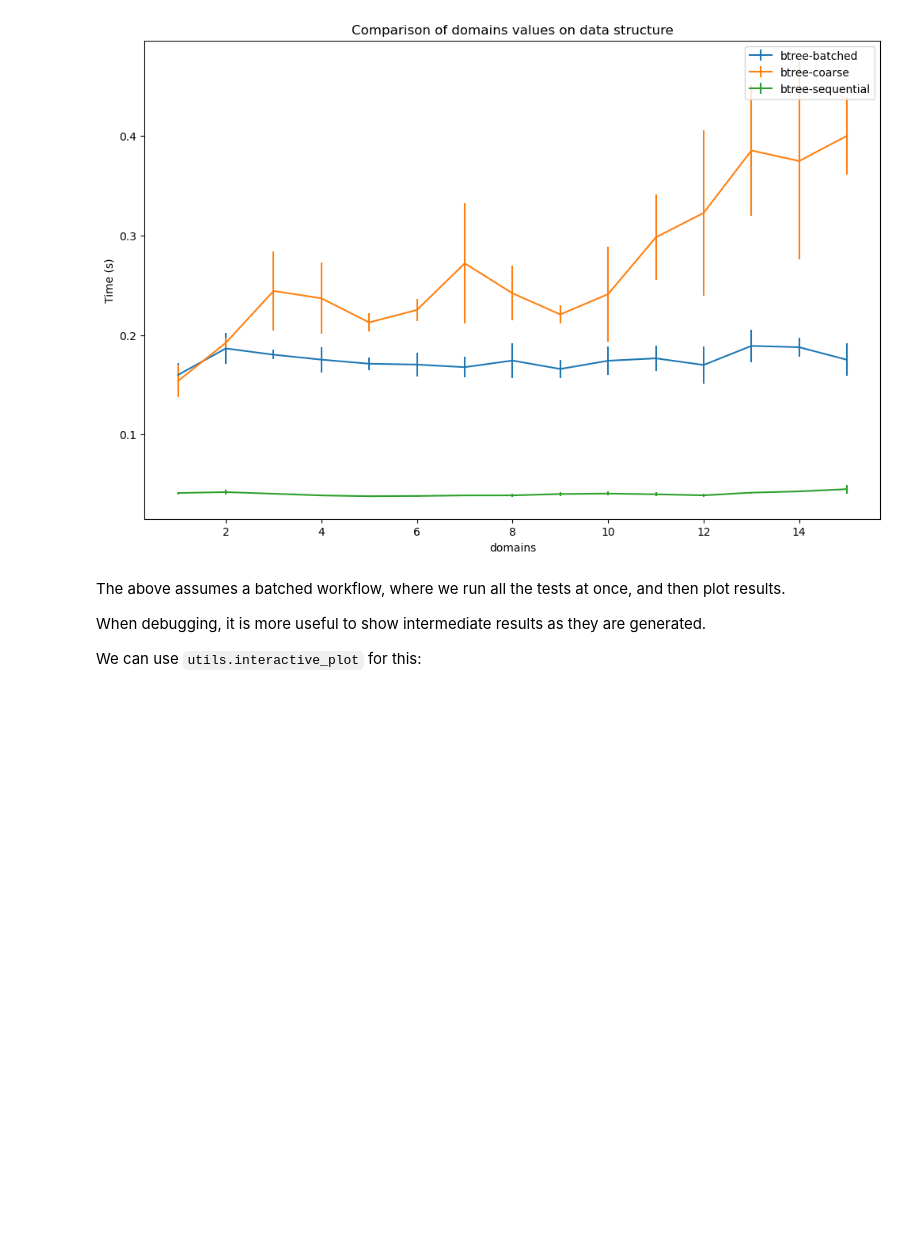
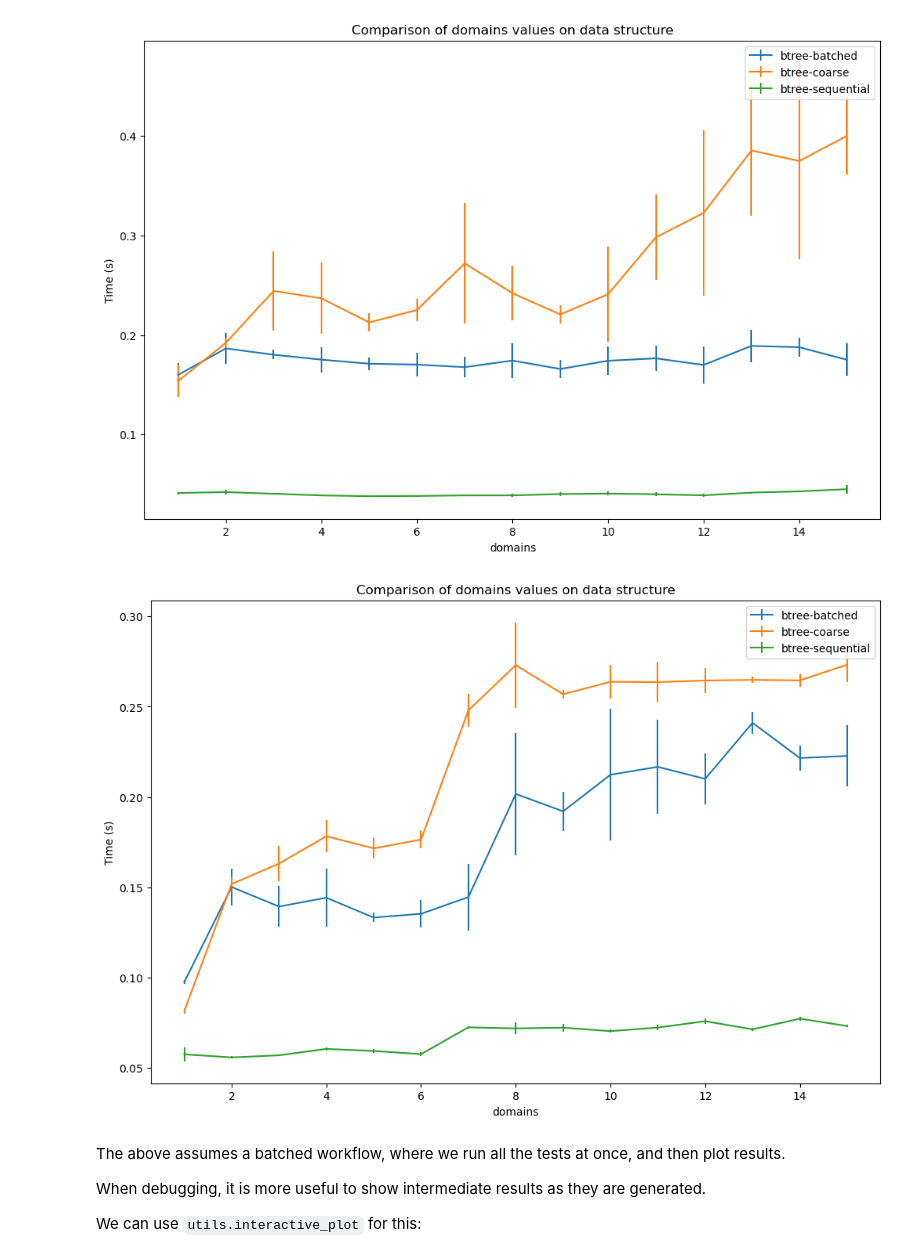
Before and after one commit to phongulus/obatcher, a Jupyter notebook: benchmarks/performance-graphs.ipynb, the cells around one changed output. Saved outputs shown, nothing was run; the diff lists cells and outputs as text; code cells hidden in the pictures; blank space fills up the shorter version.

```diff
--- a/benchmarks/performance-graphs.ipynb
+++ b/benchmarks/performance-graphs.ipynb
@@ -65,6 +65,10 @@ The parameters are:
 plot_results('domains', ["btree-batched", "btree-coarse", "btree-sequential"], results)
 # %% [output]
 [figure]
+# %%
+plot_results('domains', ["btree-batched", "btree-coarse", "btree-sequential"], results)
+# %% [output]
+[figure, added]
 # %% [markdown]
 The above assumes a batched workflow, where we run all the tests at once, and then plot results.
 
```
Also changed, not shown: parts of 6 cells of this notebook, 3 other files.
